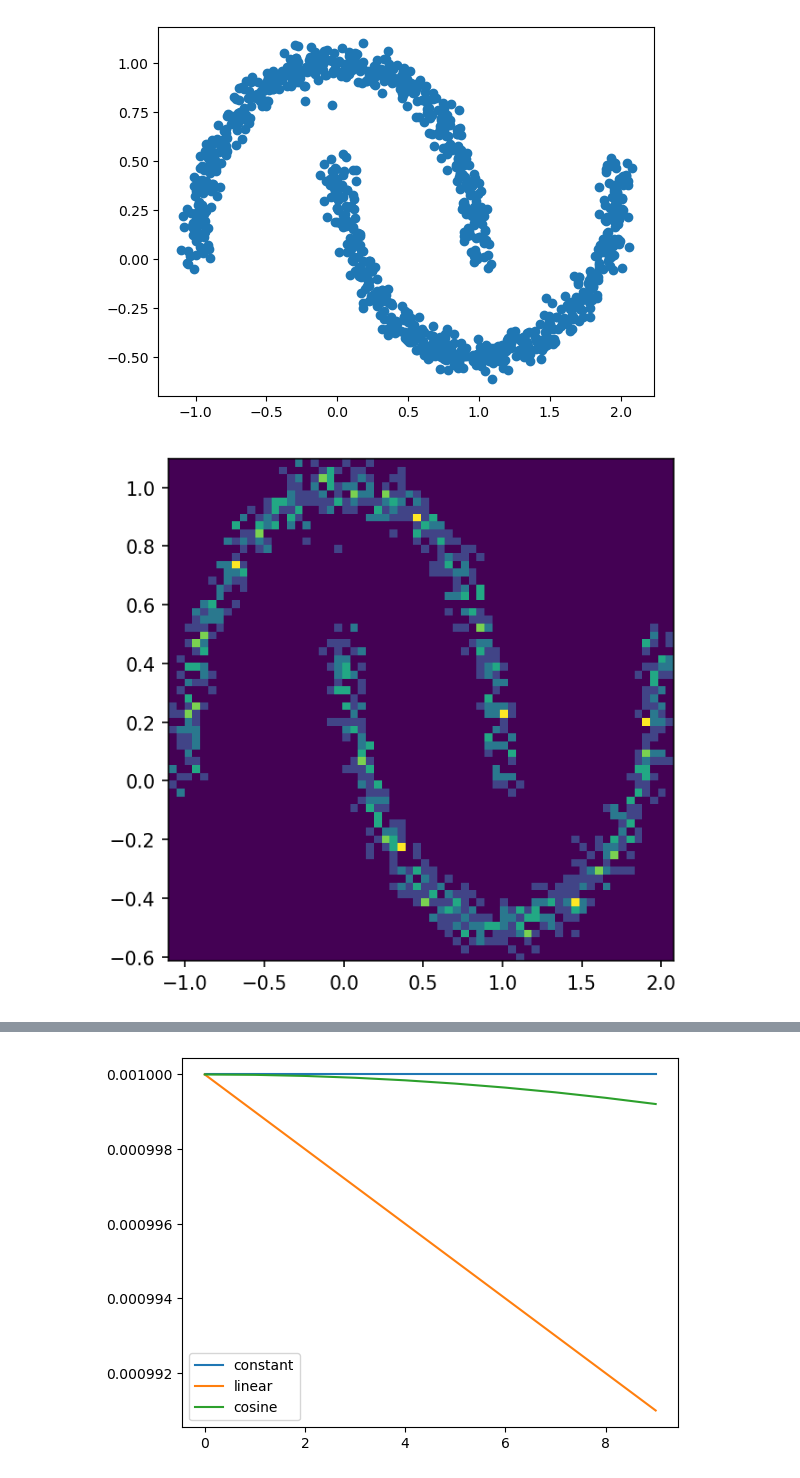
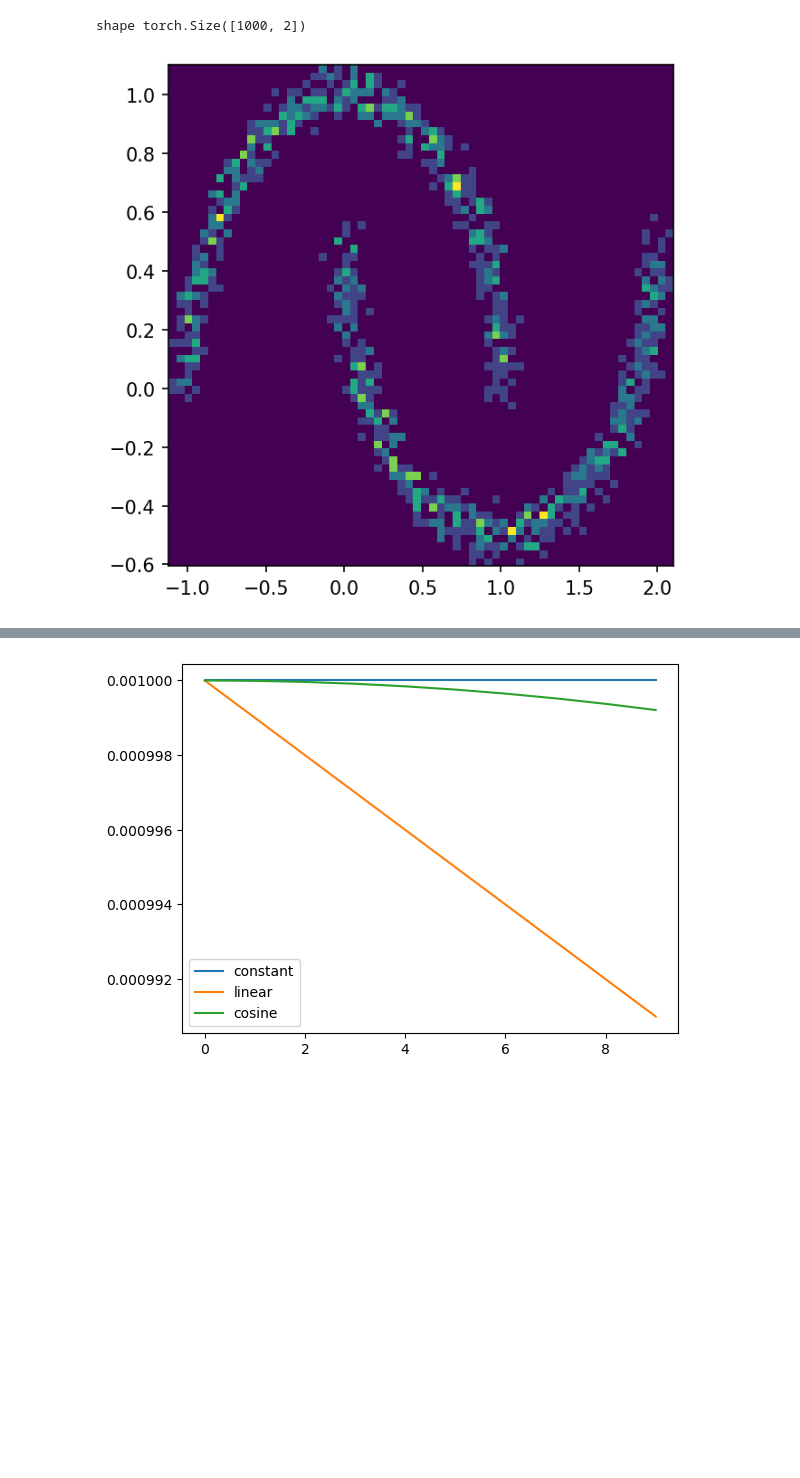
Before and after one commit to BurgerAndreas/sfm, a Jupyter notebook: scripts/dataviz.ipynb, the cells around one changed output, grey strips where cells are left out. Drawn from its saved outputs; the diff is of its cells as text; code cells hidden in the pictures; blank space fills up the shorter version.

```diff
--- a/scripts/dataviz.ipynb
+++ b/scripts/dataviz.ipynb
@@ -14,17 +14,20 @@ from sfm.distributions import get_source_distribution
 # %%
 n_samples = 1000
 datanoise = 0.05
 data, _ = make_moons(n_samples, noise=datanoise)
 data = torch.from_numpy(data).float()
 
-plt.scatter(data[:, 0], data[:, 1])
-plt.show()
+# plt.scatter(data[:, 0], data[:, 1])
+# plt.show()
+
+
+print("shape", data.shape)
 
 if isinstance(data, torch.Tensor):
     data = data.cpu().numpy()
 plt.figure(figsize=(4.8, 4.8), dpi=150)
 plt.hist2d(*data.T, bins=64)
 plt.show()
 # %% [output]
+shape torch.Size([1000, 2])
-[figure, old version]
+[figure, new version]
-[figure, removed]
```
Also changed, not shown: parts of 7 cells of this notebook, 35 other files.
